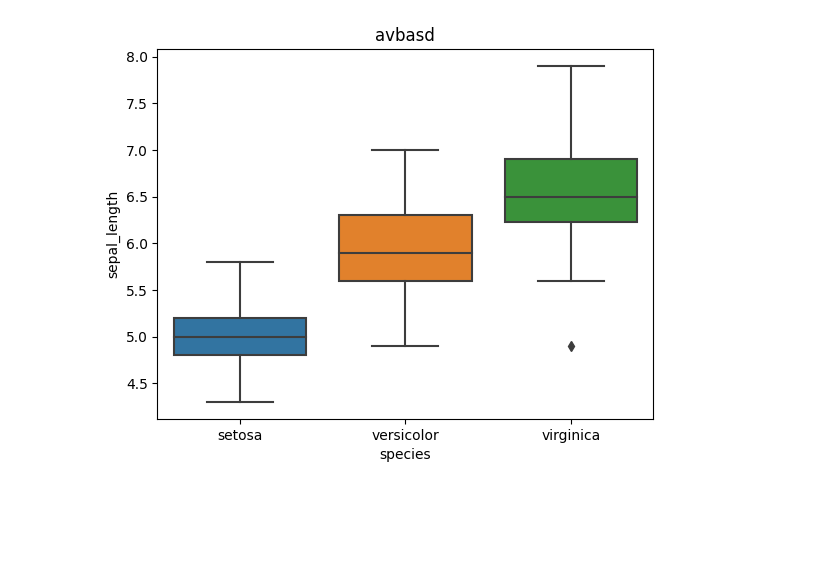
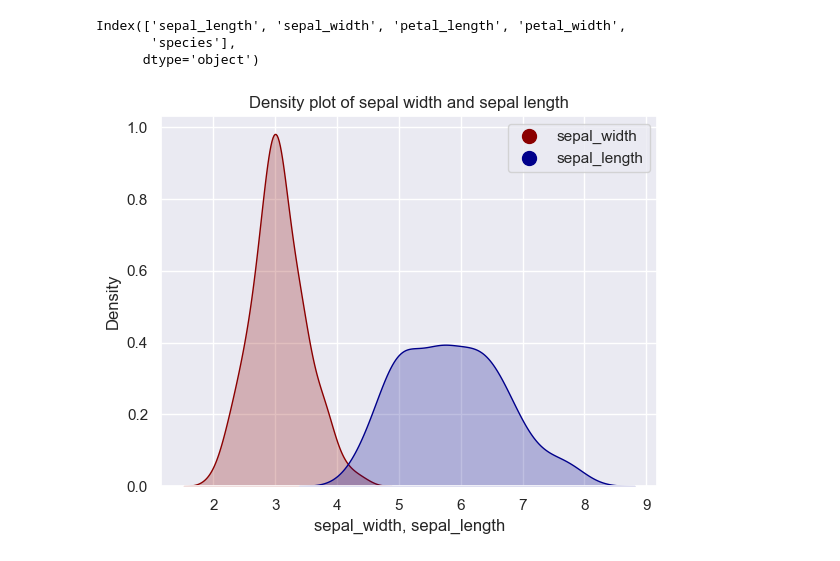
Before and after one commit to Kazi1318914/Plotify, a Jupyter notebook: test.ipynb, the cells around one changed output. Cells and saved outputs as stored; diff of their text form; code cells hidden in the pictures; blank space fills up the shorter version.

Commit message:
DensityPlot class added (#1)

```diff
--- a/test.ipynb
+++ b/test.ipynb
@@ -128,6 +193,27 @@ df = sns.load_dataset('iris')
-# %%
-# asd = Boxplot(df, x='group', y='value', title='avbasd')
-asd = Boxplot(df, x='species', y='sepal_length', title='avbasd')
-asd.save_plot('box_plot.png')
-# %% [output]
-[figure, removed]
+# %%
+df.columns
+# %% [output]
+Index(['sepal_length', 'sepal_width', 'petal_length', 'petal_width',
+       'species'],
+      dtype='object')
+# %%
+sns.set(style="darkgrid")
+fig, ax = plt.subplots()
+
+density_plot1 = DensityPlot(df, x='sepal_width', fill=True, color='darkred', ax=ax,
+                            title='Density plot of sepal width and sepal length')
+
+density_plot2 = DensityPlot(df, x='sepal_length', fill=True, color='darkblue', ax=ax)
+
+# To adjust labels and legends
+ax.set_xlabel("sepal_width, sepal_length")
+legend_labels = ['sepal_width', 'sepal_length']
+colors = ['darkred', 'darkblue']
+patches = [plt.plot([],[], marker="o", ms=10, ls="", color=colors[i],
+           label="{:s}".format(legend_labels[i]) )[0]  for i in range(len(legend_labels))]
+plt.legend(handles=patches)
+
+# Save the plot with file name 'sepal_plot.png' in the current directory
+density_plot2.save_plot('density_plot_2.png')
+# %% [output]
+[figure, added]
```
Also changed, not shown: parts of 4 cells of this notebook, 3 other files.
